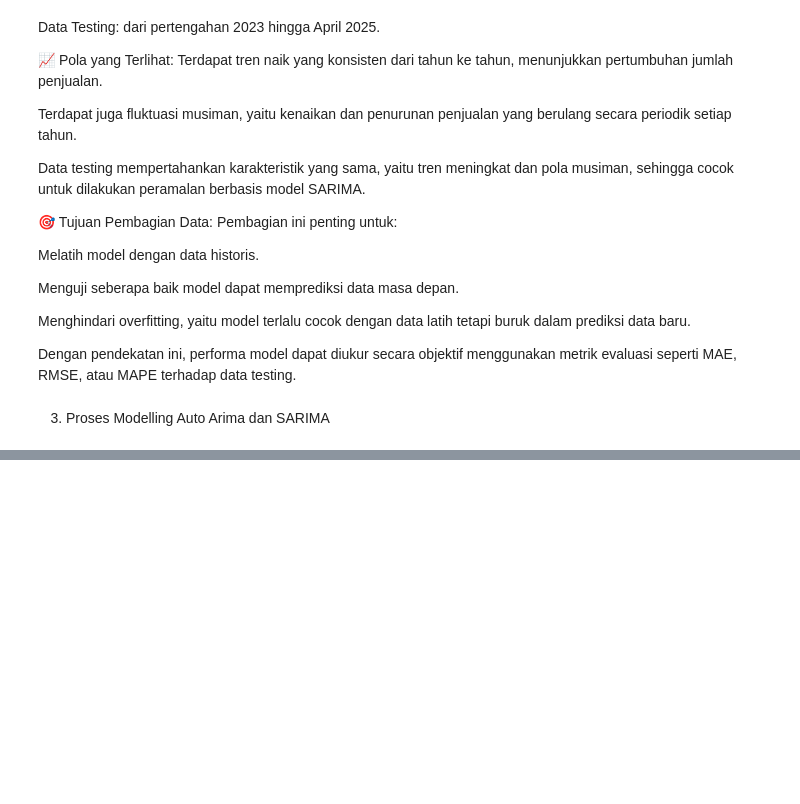
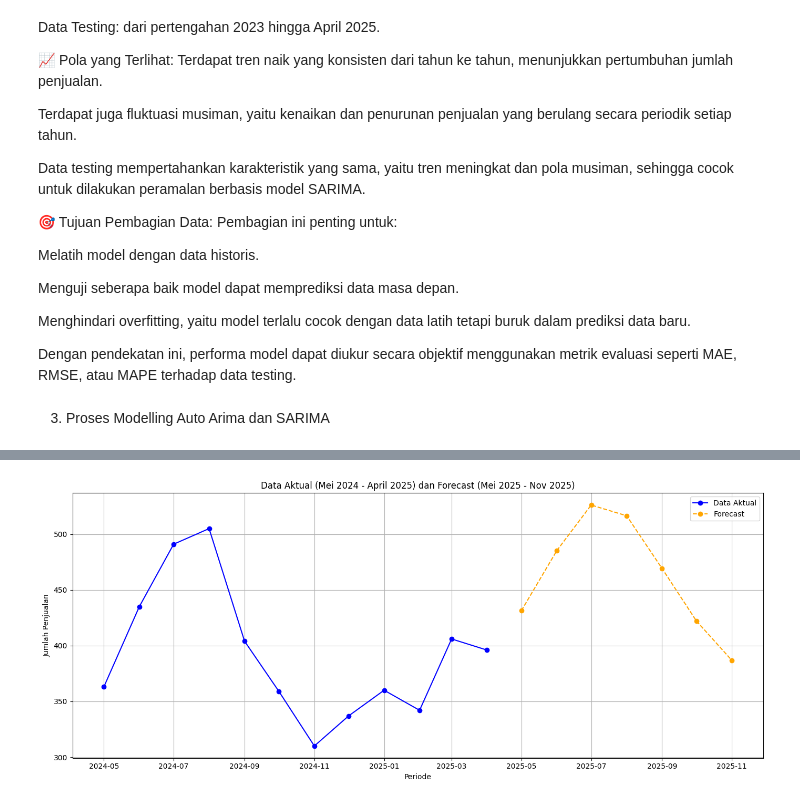
Before and after one commit to anggara23-dotcom/ProjectML, a Jupyter notebook: Ujian_SKPI_RIKO.ipynb, the cells around one changed output, grey strips where cells are left out. Cells and saved outputs as stored; diff of their text form; code cells hidden in the pictures; blank space fills up the shorter version.

```diff
--- a/Ujian_SKPI_RIKO.ipynb
+++ b/Ujian_SKPI_RIKO.ipynb
@@ -408,0 +659,86 @@ Ini biasanya akan menyelesaikan masalah ketidakcocokan library.
+# %%
+import matplotlib.pyplot as plt
+import pandas as pd
+import pandas.tseries.offsets as offsets # Import offsets for date calculations
+
+# Pastikan model_auto_fit ada dan data df (full dataset) ada
+if 'model_auto_fit' in globals() and model_auto_fit is not None and 'df' in globals() and df is not None:
+    print("Generating plot with historical data (May 2024 - April 2025) and forecast (May 2025 - Nov 2025)...")
+
+    # 1. Ambil data aktual untuk periode 2024-05 hingga 2025-04
+    start_date_historical = '2024-05'
+    end_date_historical = '2025-04'
+    # Use .copy() to avoid SettingWithCopyWarning later if we modify the slice
+    historical_slice = df.loc[start_date_historical:end_date_historical, 'Sales_qty'].copy()
+
+    print(f"Historical data slice: {start_date_historical} to {end_date_historical}")
+    # display(historical_slice)
+
+    # 2. Tentukan periode forecast (7 bulan mulai dari 2025-05)
+    start_date_forecast_str = '2025-05'
+    n_periods_future_forecast = 7
+
+    # Tentukan tanggal mulai forecast. Ini adalah bulan setelah tanggal terakhir data historis.
+    # Data historis berakhir di 2025-04-01 (df.index[-1] adalah 2025-04-01)
+    # Jadi forecast dimulai dari 2025-05-01
+
+    # 3. Buat prediksi untuk 7 bulan ke depan
+    # Kita perlu memprediksi dari bulan setelah data terakhir yang digunakan untuk fitting/training
+    # Model_auto_fit dilatih hingga df_train.index[-1] (2023-03-01)
+    # Untuk memprediksi dari 2025-05-01, kita perlu menghitung berapa banyak langkah dari 2023-03-01 ke 2025-04-01 + 1 bulan
+    # Atau, lebih mudah, gunakan predict dengan start dan end date (jika didukung oleh versi pmdarima/statsmodels)
+    # Alternatif: prediksikan seluruh periode dari akhir training data hingga akhir forecast yang diinginkan
+    # Lalu ambil slice yang relevan
+
+    # Calculate number of steps from the end of training data (2023-03-01)
+    # to the end of the desired forecast period (2025-11-01)
+    # Correct the to_datetime call by removing the freq argument
+    end_date_desired_forecast = pd.to_datetime('2025-11-01')
+    last_date_train = df_train.index[-1]
+
+    # Calculate the difference in months using Period objects for accuracy
+    total_steps_needed = (end_date_desired_forecast.to_period('M') - last_date_train.to_period('M')).n + 1
+
+
+    print(f"Predicting {total_steps_needed} steps from {last_date_train.date()}...")
+    full_future_prediction = model_auto_fit.predict(n_periods=total_steps_needed)
+
+    # Create index for the full future prediction
+    # The prediction starts one month after the last date of the training data
+    full_future_prediction_index = pd.date_range(start=last_date_train + offsets.MonthBegin(1), # Use offsets for clearer month addition
+                                                 periods=total_steps_needed,
+                                                 freq='MS')
+    full_future_prediction = pd.Series(full_future_prediction, index=full_future_prediction_index)
+
+    # 4. Ambil slice forecast yang relevan (2025-05 hingga 2025-11)
+    forecast_slice = full_future_prediction.loc[start_date_forecast_str:'2025-11']
+    print(f"Forecast slice: {start_date_forecast_str} to 2025-11")
+    # display(forecast_slice)
+
+
+    # 5. Gabungkan historical slice dan forecast slice untuk plotting
+    # Convert pandas Series to numpy arrays for plotting
+    historical_dates = historical_slice.index.values
+    historical_values = historical_slice.values
+    forecast_dates = forecast_slice.index.values
+    forecast_values = forecast_slice.values
+
+
+    # 6. Plot
+    plt.figure(figsize=(14, 6))
+    # Plot historical data using numpy arrays
+    plt.plot(historical_dates, historical_values, label='Data Aktual', marker='o', color='blue')
+    # Plot forecast data using numpy arrays
+    plt.plot(forecast_dates, forecast_values, label='Forecast', marker='o', linestyle='--', color='orange')
+
+    plt.title('Data Aktual (Mei 2024 - April 2025) dan Forecast (Mei 2025 - Nov 2025)')
+    plt.xlabel('Periode')
+    plt.ylabel('Jumlah Penjualan')
+    plt.grid(True)
+    plt.legend()
+    plt.tight_layout()
+    plt.show()
+
+else:
+    print("model_auto_fit atau df tidak ditemukan. Pastikan model sudah dilatih dan data dimuat.")
+# %% [output]
@@ -408,0 +749 @@ Ini biasanya akan menyelesaikan masalah ketidakcocokan library.
+[figure, added]
```
Also changed, not shown: parts of 17 cells of this notebook.
